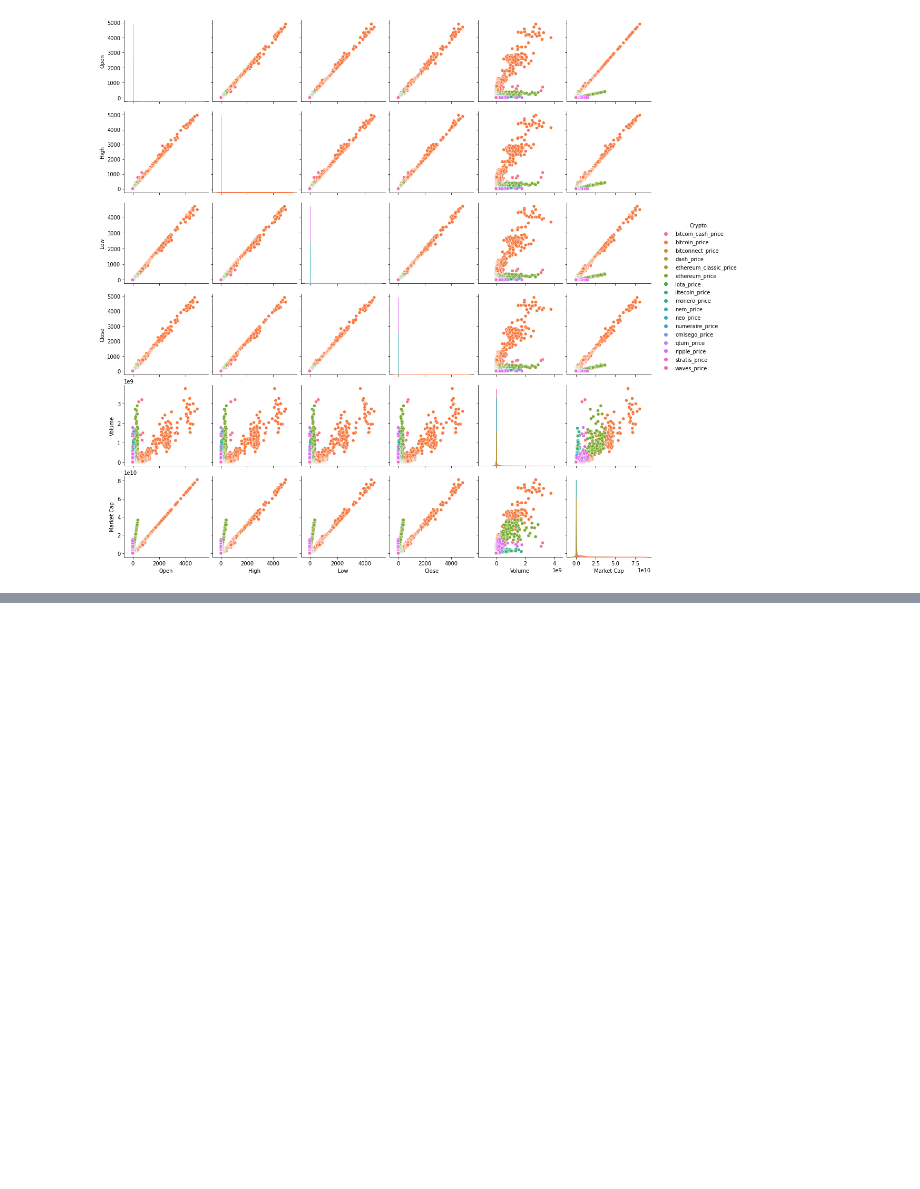
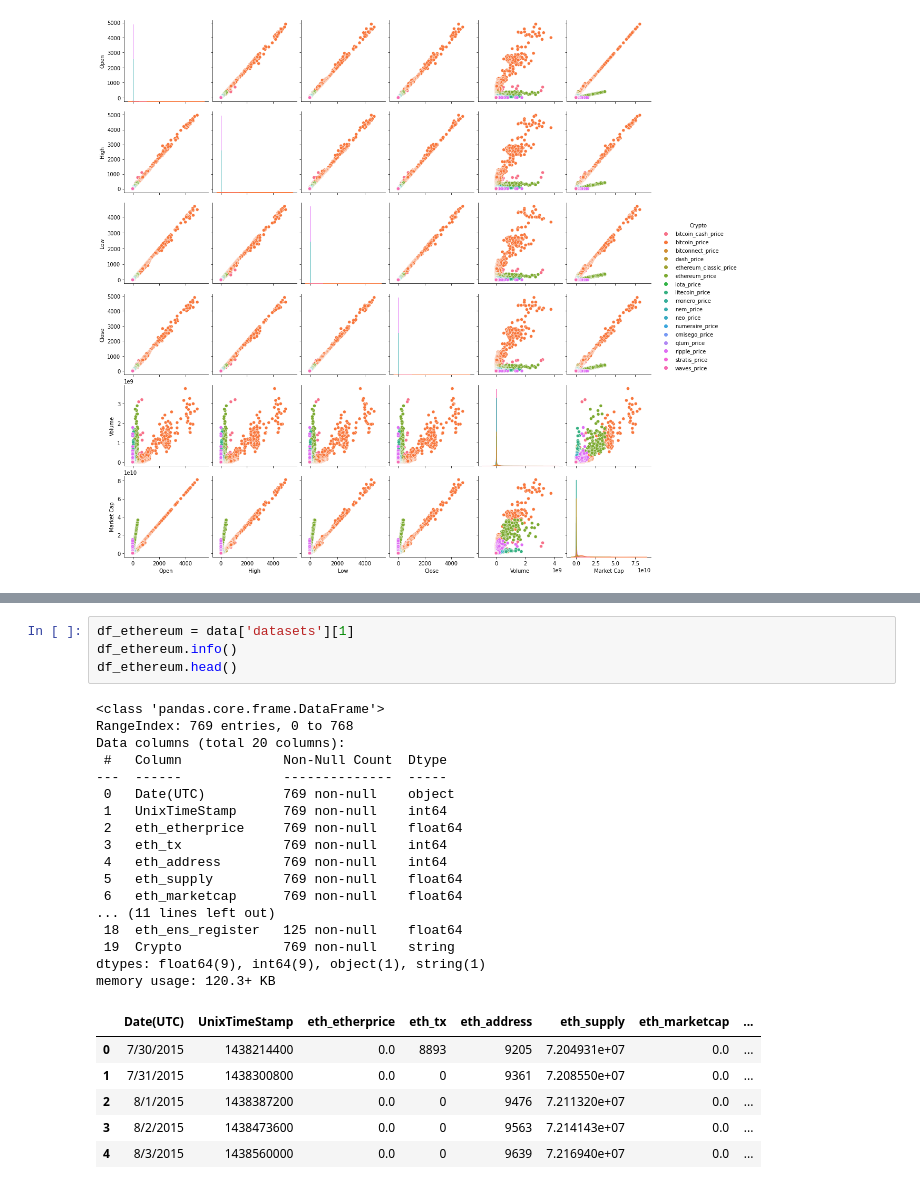
Before and after one commit to elskater98/BasicDataScience, a Jupyter notebook: crypto/notebooks/crypto.ipynb, the cells around one changed output, grey strips where cells are left out. Drawn from its saved outputs; the diff is of its cells as text; blank space fills up the shorter version.

```diff
--- a/crypto/notebooks/crypto.ipynb
+++ b/crypto/notebooks/crypto.ipynb
@@ -156,0 +188,28 @@ memory usage: 309.5+ KB
+# %%
+df_ethereum = data['datasets'][1]
+df_ethereum.info()
+df_ethereum.head()
+# %% [output]
+<class 'pandas.core.frame.DataFrame'>
+RangeIndex: 769 entries, 0 to 768
+Data columns (total 20 columns):
+ #   Column             Non-Null Count  Dtype
+---  ------             --------------  -----
+ 0   Date(UTC)          769 non-null    object
+ 1   UnixTimeStamp      769 non-null    int64
+ 2   eth_etherprice     769 non-null    float64
+ 3   eth_tx             769 non-null    int64
+ 4   eth_address        769 non-null    int64
+ 5   eth_supply         769 non-null    float64
+ 6   eth_marketcap      769 non-null    float64
+... (11 lines left out)
+ 18  eth_ens_register   125 non-null    float64
+ 19  Crypto             769 non-null    string
+dtypes: float64(9), int64(9), object(1), string(1)
+memory usage: 120.3+ KB
+|  | Date(UTC) | UnixTimeStamp | eth_etherprice | eth_tx | eth_address | eth_supply | eth_marketcap | ... |
+| 0 | 7/30/2015 | 1438214400 | 0.0 | 8893 | 9205 | 7.204931e+07 | 0.0 | ... |
+| 1 | 7/31/2015 | 1438300800 | 0.0 | 0 | 9361 | 7.208550e+07 | 0.0 | ... |
+| 2 | 8/1/2015 | 1438387200 | 0.0 | 0 | 9476 | 7.211320e+07 | 0.0 | ... |
+| 3 | 8/2/2015 | 1438473600 | 0.0 | 0 | 9563 | 7.214143e+07 | 0.0 | ... |
+| 4 | 8/3/2015 | 1438560000 | 0.0 | 0 | 9639 | 7.216940e+07 | 0.0 | ... |
```
Also changed, not shown: parts of 6 cells of this notebook.
